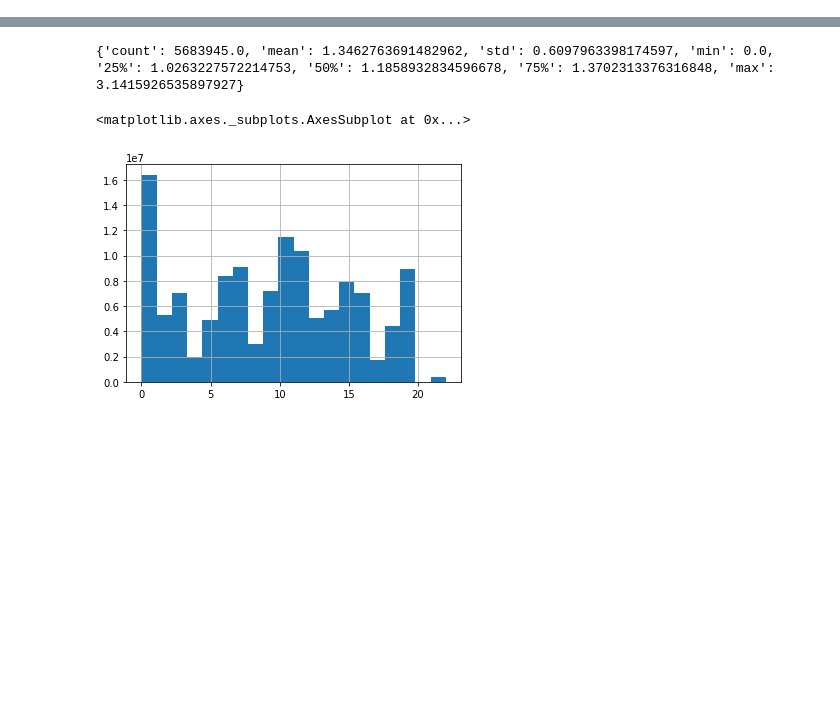
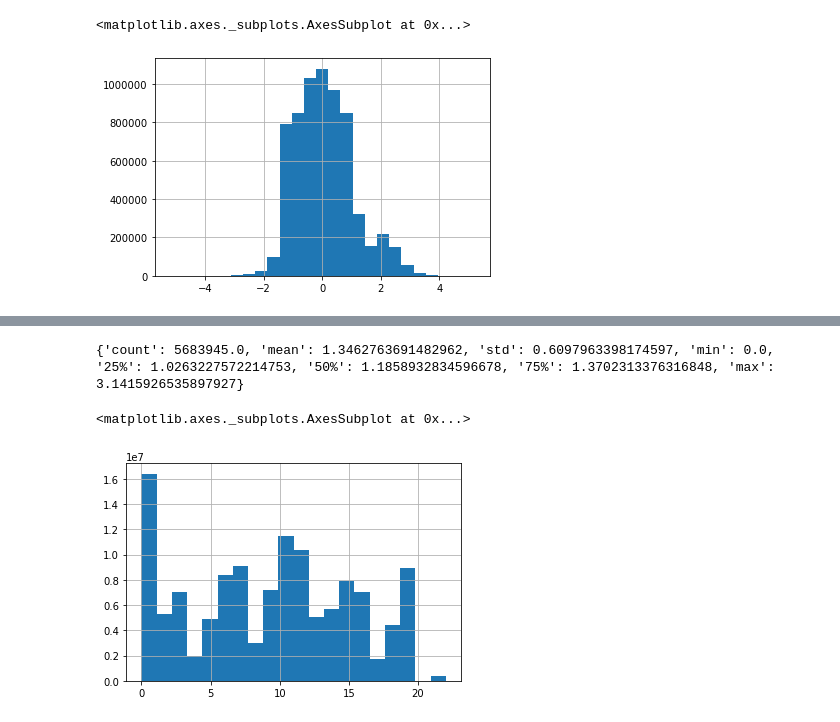
Before and after one commit to simonholmes001/ramachandran, a Jupyter notebook: amino_acid_psi_phi_angle_statistics.ipynb, the cells around one changed output, grey strips where cells are left out. Cells and saved outputs as stored; diff of their text form; code cells hidden in the pictures; blank space fills up the shorter version.

```diff
--- a/amino_acid_psi_phi_angle_statistics.ipynb
+++ b/amino_acid_psi_phi_angle_statistics.ipynb
@@ -56,0 +62,2 @@ df_angle_statistics['angles'].hist(bins=25)
+# %%
+test_array_phi = df_phi_angle_statistics['phi'].to_numpy()
@@ -56,0 +66,7 @@ df_angle_statistics['angles'].hist(bins=25)
+# %%
+test_array_phi = test_array_phi.reshape(-1,1)
+test_array_psi = test_array_psi.reshape(-1,1)
+# %%
+#X = np.sort(rng.normal(loc=0.5, scale=0.25, size=(25, 1)), axis=0)
+qt = QuantileTransformer(n_quantiles=10, random_state=0, output_distribution='normal')
+X = qt.fit_transform(test_array_phi)
@@ -56,0 +76,2 @@ df_angle_statistics['angles'].hist(bins=25)
+# %%
+df_phi_transform = pd.DataFrame(data=X, columns=['phi'])
@@ -56,0 +80,5 @@ df_angle_statistics['angles'].hist(bins=25)
+# %%
+df_phi_transform['phi'].hist(bins=25)
+# %% [output]
+<matplotlib.axes._subplots.AxesSubplot at 0x...>
+[figure, added]
```
Also changed, not shown: parts of 52 cells of this notebook.
